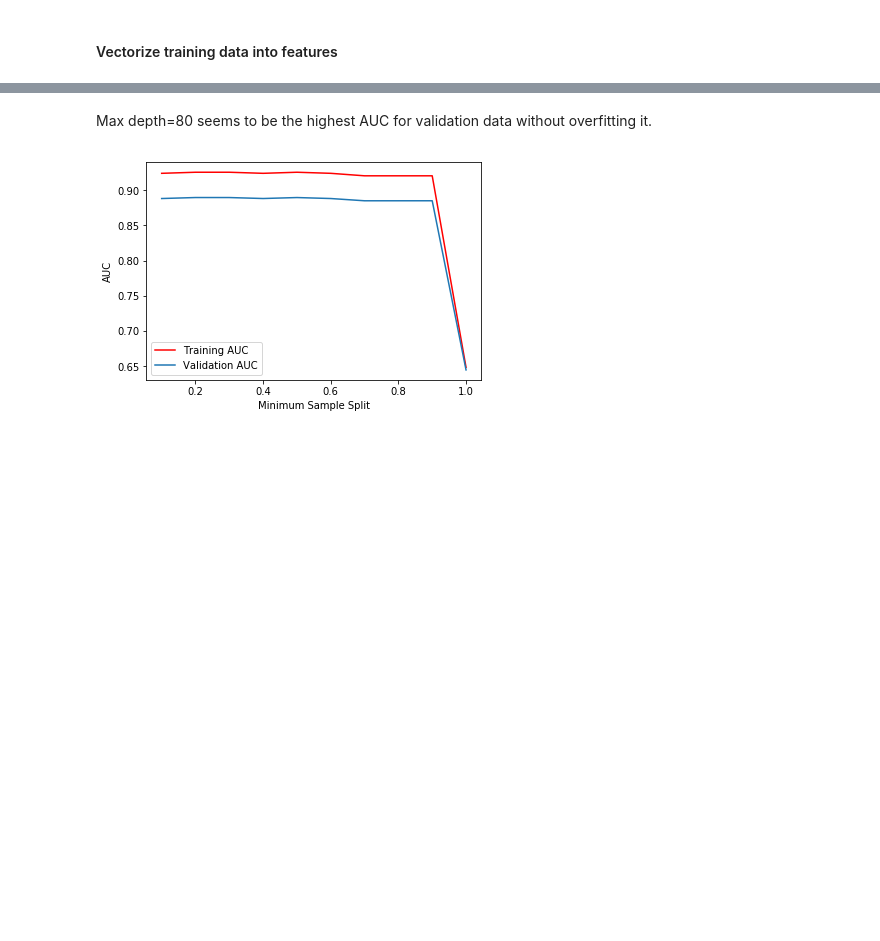
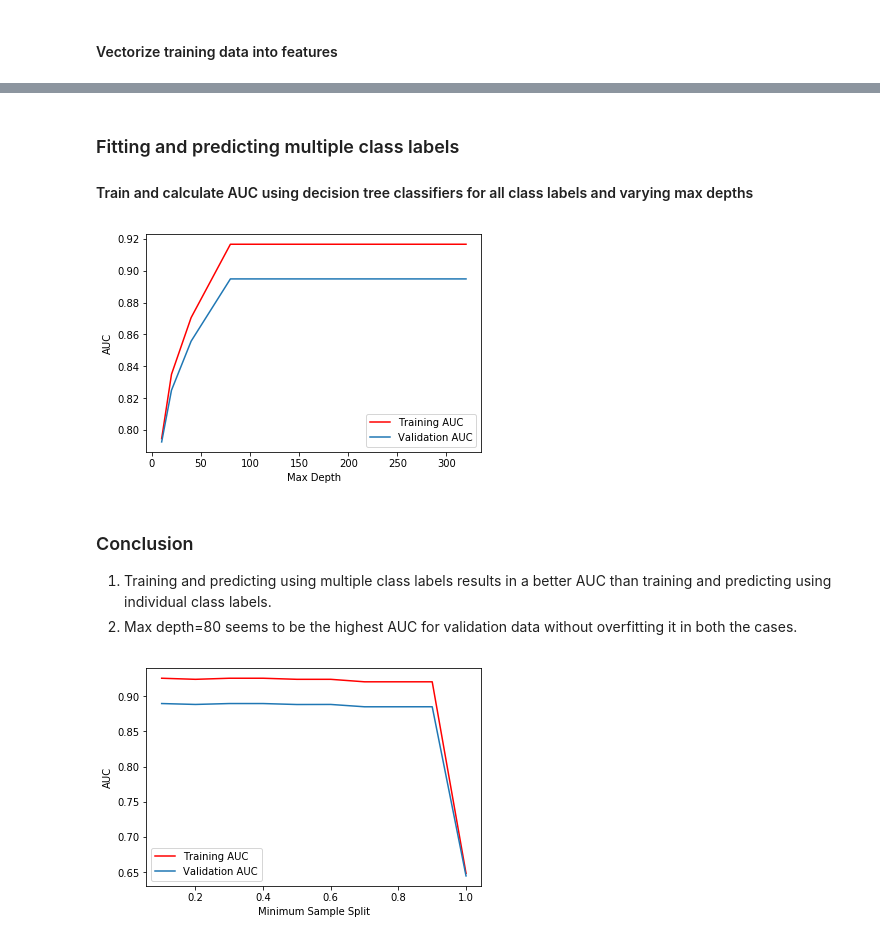
Before and after one commit to sameershinde14/ToxicCommentsChallengeKaggle, a Jupyter notebook: Decision-Tree.ipynb, the cells around one changed output, grey strips where cells are left out. Saved outputs shown, nothing was run; the diff lists cells and outputs as text; code cells hidden in the pictures; blank space fills up the shorter version.

Commit message:
D-tree and logistic regression

```diff
--- a/Decision-Tree.ipynb
+++ b/Decision-Tree.ipynb
@@ -94,5 +62,49 @@ plt.show()
+# %% [markdown]
+ ### Fitting and predicting multiple class labels
+ #### Train and calculate AUC using decision tree classifiers for all class labels and varying max depths
+# %%
+max_depths = [10, 20, 40, 80, 160, 320]
+train_mean_aucs, val_mean_aucs = [], []
+
+for max_depth in max_depths:
+    classifier = DecisionTreeClassifier(max_leaf_nodes=80, max_depth=max_depth)
+    classifier = classifier.fit(train_features, train_y)
+    valid_y_hat_prob = classifier.predict_proba(validation_features)
+    train_y_hat_prob = classifier.predict_proba(train_features)
+
+    valid_y_hat = np.transpose([
+        y[:, 1]
+        for y in valid_y_hat_prob
+    ])
+    train_y_hat = np.transpose([
+        y[:, 1]
+        for y in train_y_hat_prob
+    ])
+
+    val_aucs = []
+    train_aucs = []
+    for i in range(classes):
+        fpr, tpr, thresholds = roc_curve(valid_y[:, i], valid_y_hat[:, i])
+        val_aucs.append(auc(fpr, tpr))
+
+        fpr, tpr, thresholds = roc_curve(train_y[:, i], train_y_hat[:, i])
+        train_aucs.append(auc(fpr, tpr))
+
+    val_mean_aucs.append(np.mean(val_aucs))
+    train_mean_aucs.append(np.mean(train_aucs))
+# %%
+plt.plot(max_depths, train_mean_aucs, "r", label="Training AUC")
+plt.plot(max_depths, val_mean_aucs, label="Validation AUC")
+plt.xlabel("Max Depth")
+plt.ylabel("AUC")
+plt.legend()
+plt.show()
+# %% [output]
+[figure, added]
 # %% [markdown]
- Max depth=80 seems to be the highest AUC for validation data without overfitting it.
+ ### Conclusion
+ 1. Training and predicting using multiple class labels results in a better AUC than training and predicting using individual class labels.
+ 2. Max depth=80 seems to be the highest AUC for validation data without overfitting it in both the cases.
 # %%
 min_samples_splits = np.linspace(0.1, 1.0, 10, endpoint=True)
 train_mean_aucs, val_mean_aucs = [], []
```
Also changed, not shown: parts of 9 cells of this notebook, 2 other files.
